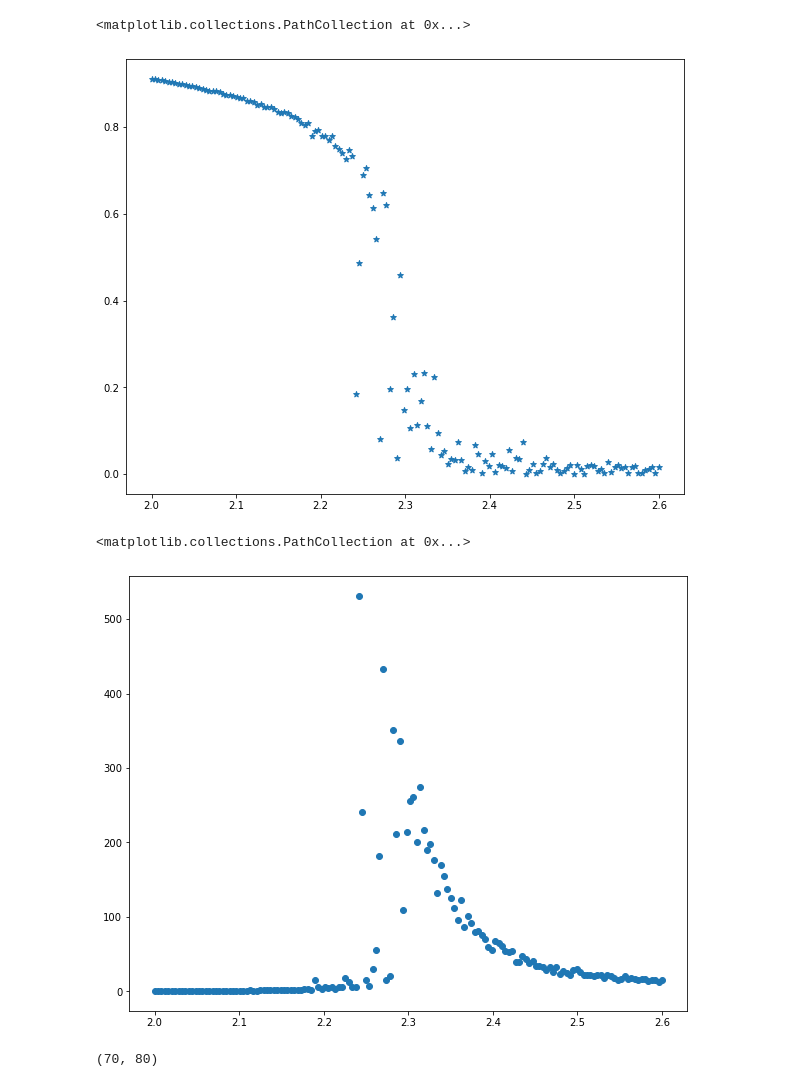
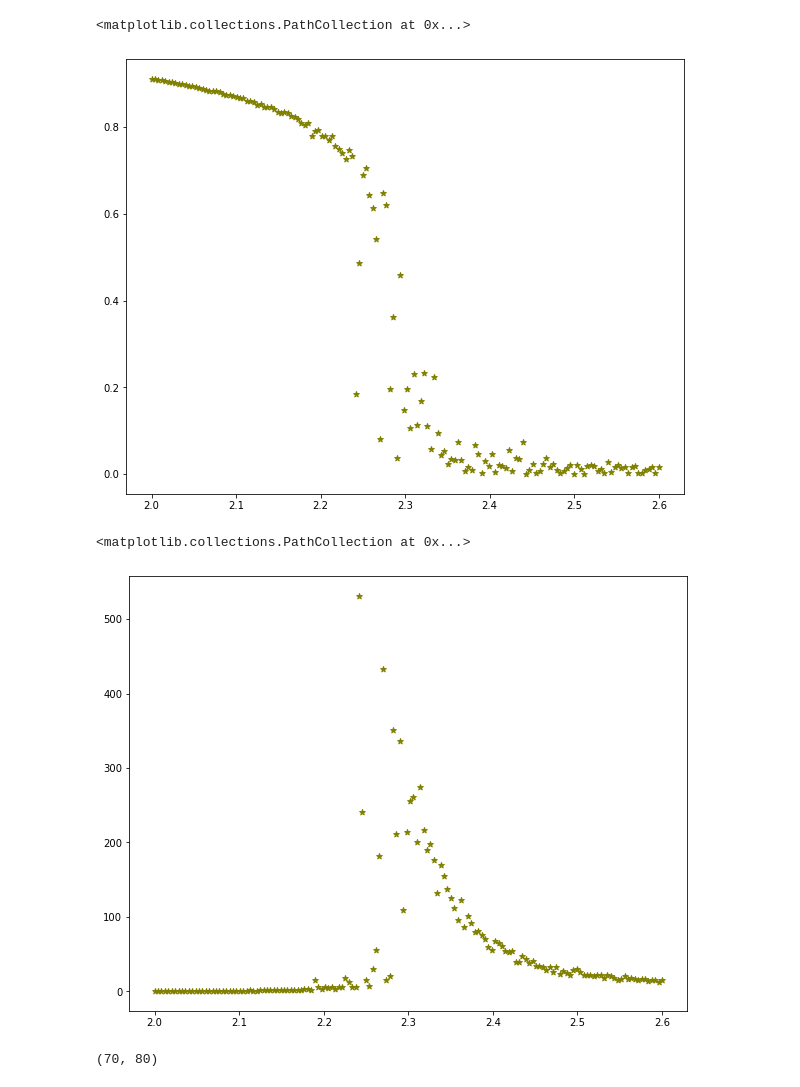
Before and after one commit to rmorantovar/My_Repository, a Jupyter notebook: Lectures/Ad_Stat_Phys_2017/Ising_model/Graphs.ipynb, the cells around one changed output. Cells and saved outputs as stored; diff of their text form; code cells hidden in the pictures.

```diff
--- a/Lectures/Ad_Stat_Phys_2017/Ising_model/Graphs.ipynb
+++ b/Lectures/Ad_Stat_Phys_2017/Ising_model/Graphs.ipynb
@@ -24,18 +27,18 @@ ax.scatter(T,C, marker = '*')
 # %%
 fig, ax = plt.subplots(figsize = (10,8))
 
-ax.scatter(T,M, marker = '*')
+ax.scatter(T,M, marker = '*', color = 'olive')
 # %% [output]
 <matplotlib.collections.PathCollection at 0x...>
-[figure, old version]
+[figure, new version]
 # %%
 fig, ax = plt.subplots(figsize = (10,8))
 
 
-ax.scatter(T,X, marker = '*')
+ax.scatter(T,X, marker = '*', color = 'olive')
 # %% [output]
 <matplotlib.collections.PathCollection at 0x...>
-[figure, old version]
+[figure, new version]
 # %%
 Tm=np.array([])
 TM=np.array([])
```
Also changed, not shown: parts of 3 cells of this notebook.
